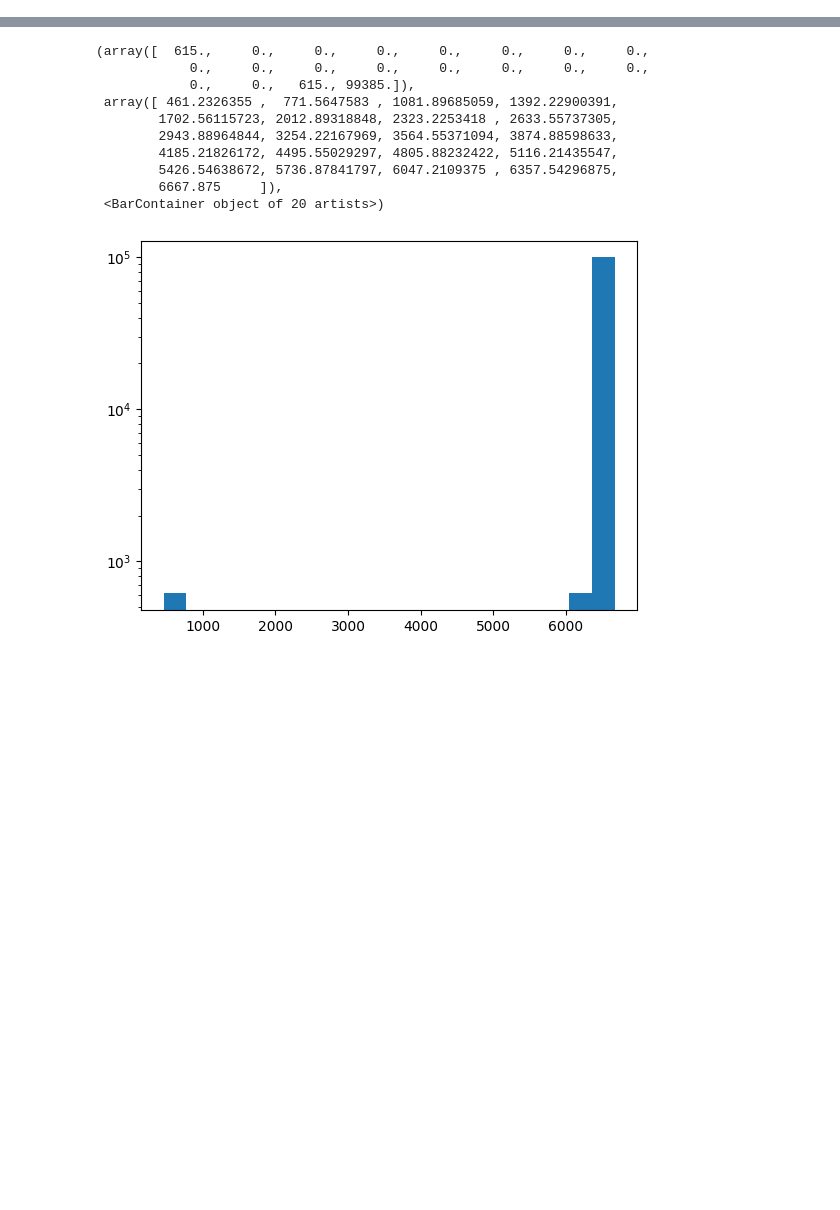
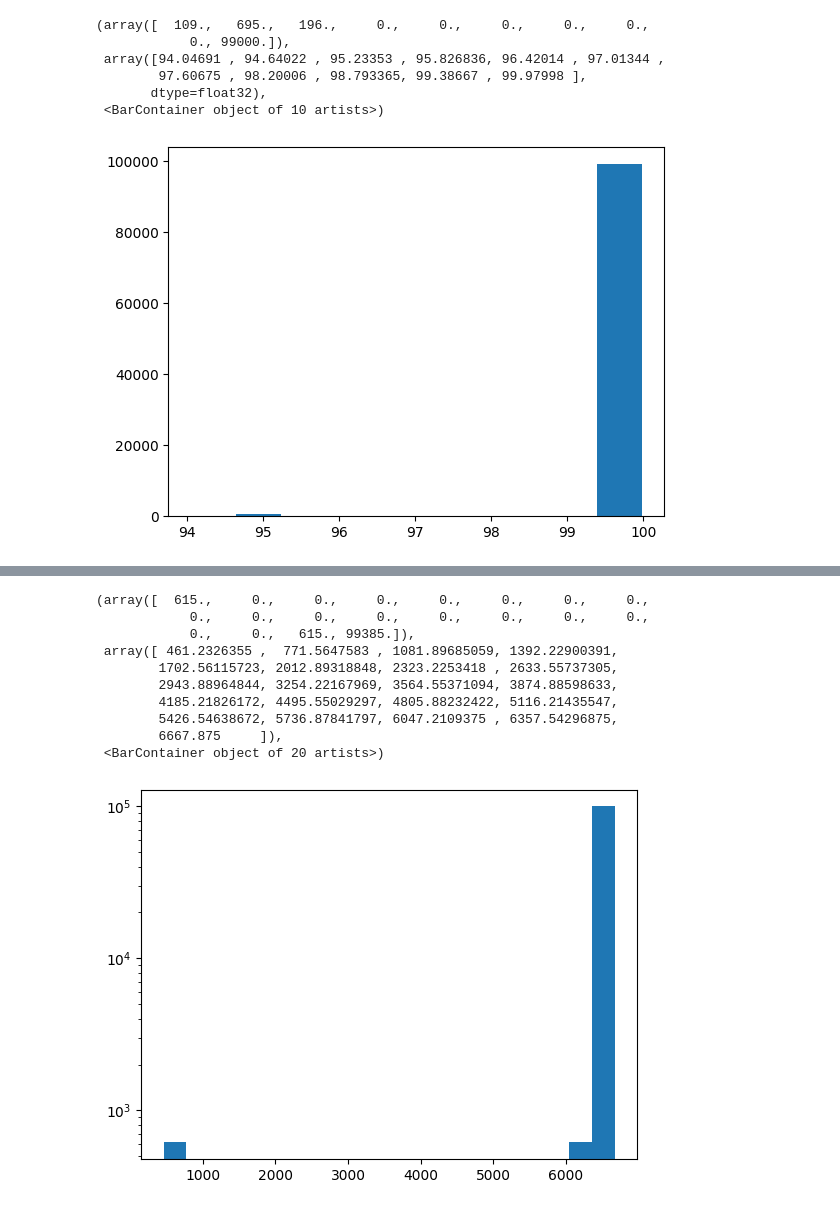
Before and after one commit to alireza-astane/Burridge_Knopoff_Model, a Jupyter notebook: BK_model/Copy of BKMoldel.ipynb, the cells around one changed output, grey strips where cells are left out. Saved outputs shown, nothing was run; the diff lists cells and outputs as text; code cells hidden in the pictures; blank space fills up the shorter version.

```diff
--- a/BK_model/Copy of BKMoldel.ipynb
+++ b/BK_model/Copy of BKMoldel.ipynb
@@ -46,12 +12,10 @@ device = "cuda"
 # %%
 L = 100
-# u = 0.01
-# alpha = 2.5
-u = 2/3
-alpha = 1
+u = 0.01
+alpha = 2.5
 
 k1 = 1
-k2 = 1
+k2 = 100
 eps = 0.0001
 
 F0 = 1
@@ -305,0 +191,10 @@ files.download("means2.pt")
+# %%
+plt.hist(eventsSizes2.cpu().numpy())
+# %% [output]
+(array([  109.,   695.,   196.,     0.,     0.,     0.,     0.,     0.,
+            0., 99000.]),
+ array([94.04691 , 94.64022 , 95.23353 , 95.826836, 96.42014 , 97.01344 ,
+        97.60675 , 98.20006 , 98.793365, 99.38667 , 99.97998 ],
+       dtype=float32),
+ <BarContainer object of 10 artists>)
+[figure, added]
```
Also changed, not shown: parts of 19 cells of this notebook, 1 other file.
